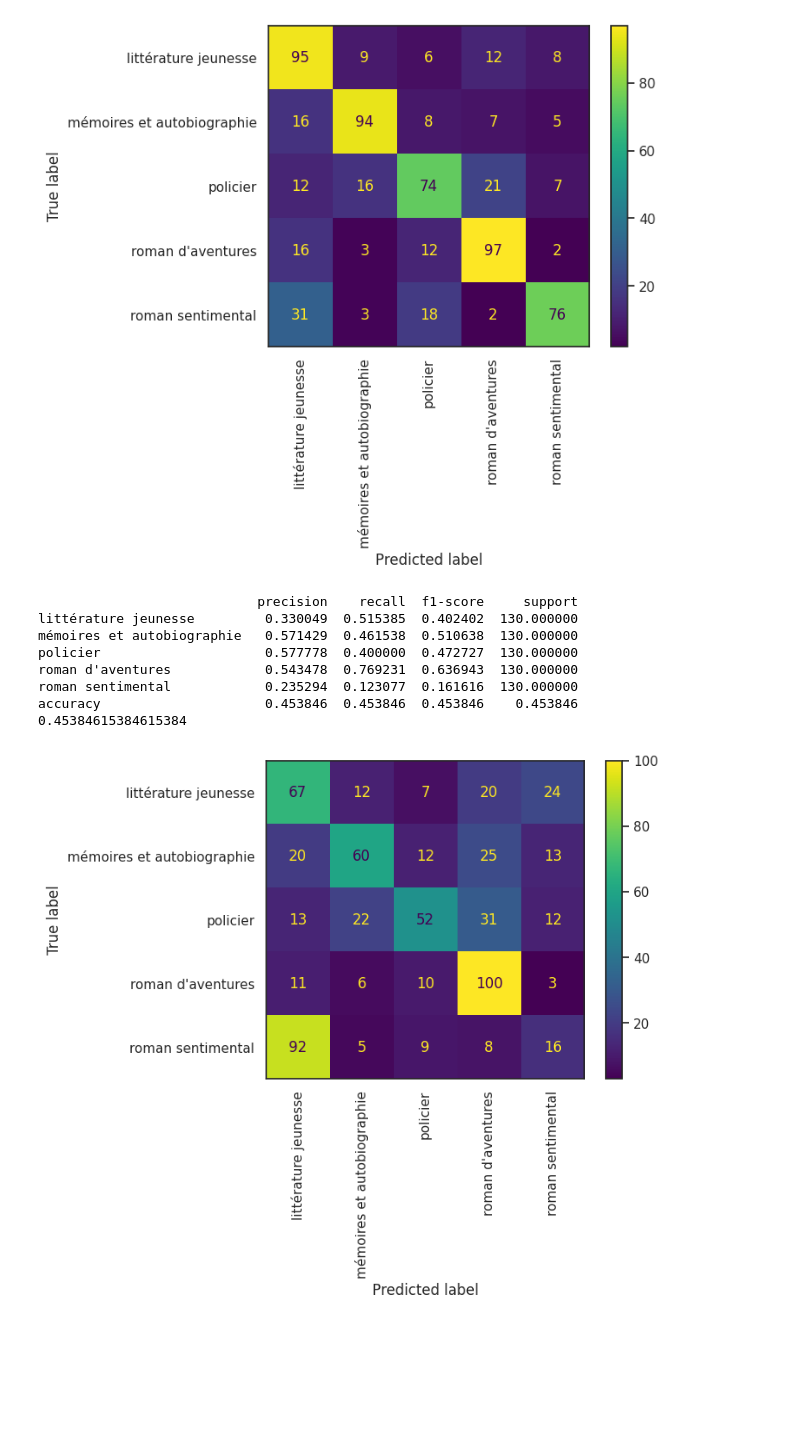
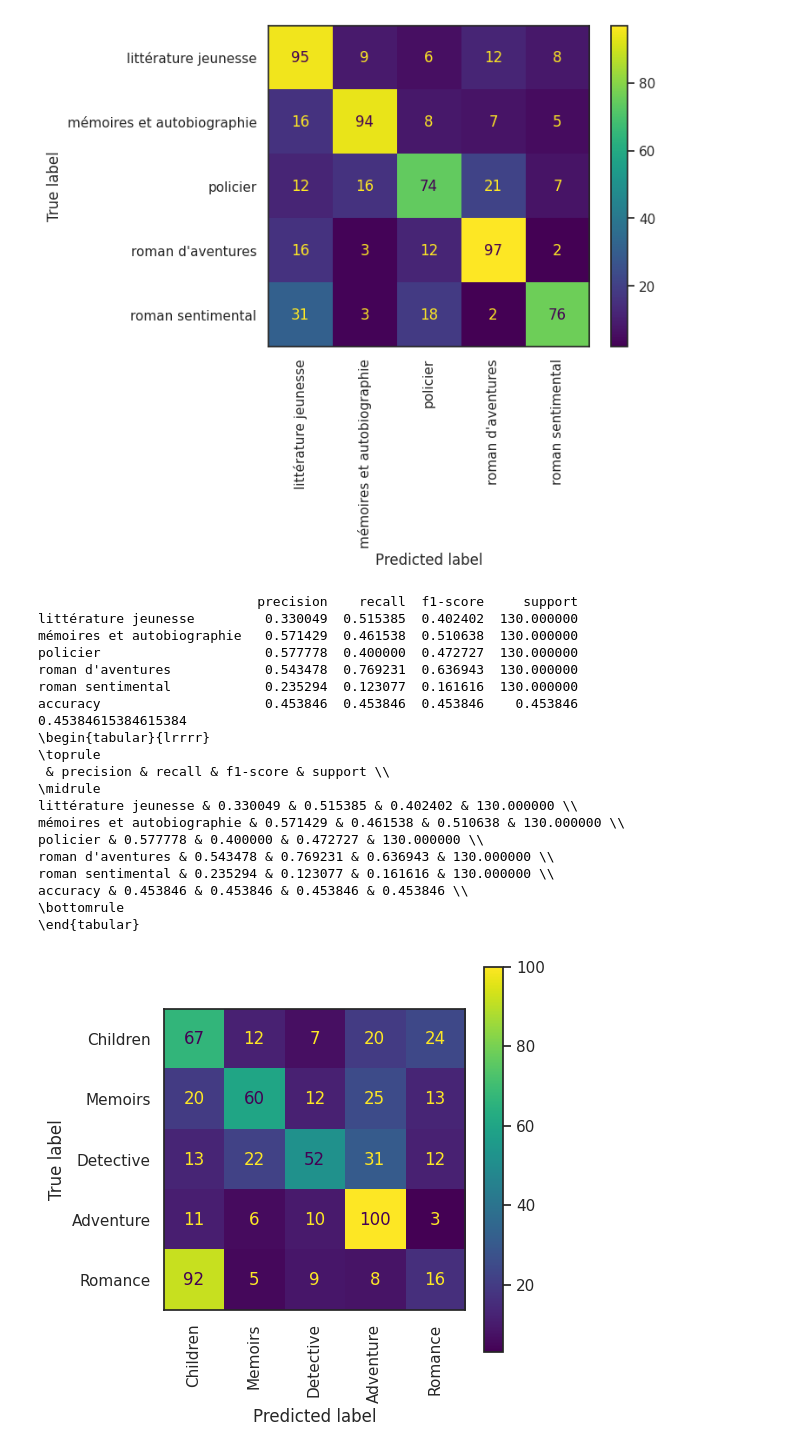
Before and after one commit to crazyjeannot/jcls_booknlp_subgenres, a Jupyter notebook: 02_SVM_multiclass.ipynb, the cells around one changed output. Drawn from its saved outputs; the diff is of its cells as text; code cells hidden in the pictures; blank space fills up the shorter version.

```diff
--- a/02_SVM_multiclass.ipynb
+++ b/02_SVM_multiclass.ipynb
@@ -111,10 +112,7 @@ df_BoW = pd.read_csv(r'/home/crazyjeannot/Documents/master/M2/master_thesis/data
 df_BoW.set_index("index", inplace = True)
 df_BoW = df_BoW.replace(np.nan, 0)
 # %%
-df_BoW = df_BoW.iloc[:, 0:600]#1000
+df_BoW = df_BoW.iloc[:, 200:800]#1000
-# %%
-df_BoW.index = [elem.split(".")[0] for elem in list(df_BoW.index)]
-df_BoW = df_BoW[~df_BoW.index.duplicated(keep='first')]
 # %%
 df_BoW.shape
 # %% [output]
@@ -285,20 +259,17 @@ def plot_coefficients(coefs, feature_names, current_class, top_features=15):
 
     fig, ax = plt.subplots(figsize=(15, 5))
 
-    colors = ['policier' if c < 0 else 'random' for c in coefs[top_coefficients]]
+    colors = [current_class[1] if c < 0 else current_class[0] for c in coefs[top_coefficients]]
     feature_names = np.array(feature_names)
     zipped = list(zip(feature_names, coefs[top_coefficients], colors))
     df_tmp = pd.DataFrame(zipped, columns=['features', 'coefs', 'colors'])
-
     sns.barplot(data=df_tmp, x='features', y='coefs', color=colors, ax=ax, hue='colors', palette=sns.color_palette())
 
     ax.set_xlabel('Feature name', fontsize = 30)
     ax.set_ylabel('Coefficient score', fontsize = 30)
 
     plt.xticks(np.arange(0, 2 * top_features), feature_names[top_coefficients], rotation=90, ha='right')
-    plt.title("Coefficients for Policier")
-
-    plt.savefig('img/COEFS_'+current_class+'.png', format='png', bbox_inches='tight', dpi=400)
+    plt.savefig('img/COEFS_'+current_class[1]+'_vs_'+current_class[0]+'_GFK.png', format='png', bbox_inches='tight', dpi=300)
 
     plt.show()
 # %%
@@ -341,17 +312,18 @@ def GKF_canonized(df_main, name_features, n_splits=5, probas=False, kernel='rbf'
     # get translated labels for CM png
     ax = cm.ax_
     translated_genres = ['Children', 'Memoirs', 'Detective', 'Adventure', 'Romance']
-    ax.set_xticklabels(translated_genres, rotation="vertical")
-    ax.set_yticklabels(translated_genres)
+    ax.set_xticklabels(translated_genres, rotation="vertical", fontsize = 15)
+    ax.set_yticklabels(translated_genres, fontsize = 15)
 
     cm.figure_.savefig('img/CM_'+name_features+'_GKF.png', dpi=300)
 
 
 
     bas = balanced_accuracy_score(ALL_GT, ALL_PREDS)
-    report = metrics.classification_report(ALL_GT, ALL_PREDS, output_dict=True)# zero_division=1
-    df_scores = pd.DataFrame(report).transpose().drop(['macro avg', 'weighted avg'])
+    report = metrics.classification_report(ALL_GT, ALL_PREDS, output_dict=True)
+    df_scores = pd.DataFrame(report).transpose().drop(['macro avg', 'weighted avg']).round(3)
     print(df_scores)
+    print(df_scores.to_latex())
     print(bas)
 
     if get_coefs:
@@ -362,17 +334,17 @@ def GKF_canonized(df_main, name_features, n_splits=5, probas=False, kernel='rbf'
             if len(pipe.classes_) == 2:
                 pd.DataFrame(pipe.named_steps['svc'].coef_,
                                  index=[pipe.classes_[0]],
-                                 columns=X_train.columns+['subgenre']).to_csv("coefficients_1V1.csv")
+                                 columns=X_train.columns+['subgenre']).to_csv("coefficients_1V1_"+name_features+".csv")
 
                 plot_coefficients(pipe.named_steps['svc'].coef_[0], X_train.columns, pipe.classes_[0] + " versus " + pipe.classes_[1])
 
             else:
-                pd.DataFrame(pipe.named_steps['svc'].coef_,
-                                 #index=pipe.classes_,
-                                 columns=X_train.columns+['subgenre']).to_csv("coefficients_subgenres.csv")
+                combinations_list = [(genre1, genre2) for genre1, genre2 in combinations(translated_genres, 2)]
+                df_coefs = pd.DataFrame(pipe.named_steps['svc'].coef_, columns=X_train.columns)
+                df_coefs.to_csv("output_svm/coefficients_subgenres_"+name_features+".csv")
 
-                for i in range(len(pipe.classes_)):
-                    plot_coefficients(pipe.named_steps['svc'].coef_[i], X_train.columns, pipe.classes_[i])
+                for i in range(int(len(pipe.classes_)*(len(pipe.classes_)-1)/2)):
+                    plot_coefficients(pipe.named_steps['svc'].coef_[i], X_train.columns, combinations_list[i])#pipe.classes_[i]
 
     if probas:
 
@@ -693,15 +728,28 @@ df_ADJ_balanced = balance_dataframe(df_ADJ_authored, 'subgenre', 130)
 df_AGENT_balanced = balance_dataframe(df_AGENT_authored, 'subgenre', 130)
 df_PATIENT_balanced = balance_dataframe(df_PATIENT_authored, 'subgenre', 130)
 # %%
-pipe, df_scores, bas = GKF_canonized(df_LOC_balanced)
+pipe, df_scores, bas, df_probas = GKF_canonized(df_LOC_balanced, 'LOC', probas=True)
+print(df_scores.to_latex())
 # %% [output]
                             precision    recall  f1-score     support
 littérature jeunesse         0.330049  0.515385  0.402402  130.000000
 mémoires et autobiographie   0.571429  0.461538  0.510638  130.000000
 policier                     0.577778  0.400000  0.472727  130.000000
 roman d'aventures            0.543478  0.769231  0.636943  130.000000
 roman sentimental            0.235294  0.123077  0.161616  130.000000
 accuracy                     0.453846  0.453846  0.453846    0.453846
 0.45384615384615384
+\begin{tabular}{lrrrr}
+\toprule
+ & precision & recall & f1-score & support \\
+\midrule
+littérature jeunesse & 0.330049 & 0.515385 & 0.402402 & 130.000000 \\
+mémoires et autobiographie & 0.571429 & 0.461538 & 0.510638 & 130.000000 \\
+policier & 0.577778 & 0.400000 & 0.472727 & 130.000000 \\
+roman d'aventures & 0.543478 & 0.769231 & 0.636943 & 130.000000 \\
+roman sentimental & 0.235294 & 0.123077 & 0.161616 & 130.000000 \\
+accuracy & 0.453846 & 0.453846 & 0.453846 & 0.453846 \\
+\bottomrule
+\end{tabular}
-[figure, old version]
+[figure, new version]
 # %%
```
Also changed, not shown: parts of 31 cells of this notebook, 1 other file.
